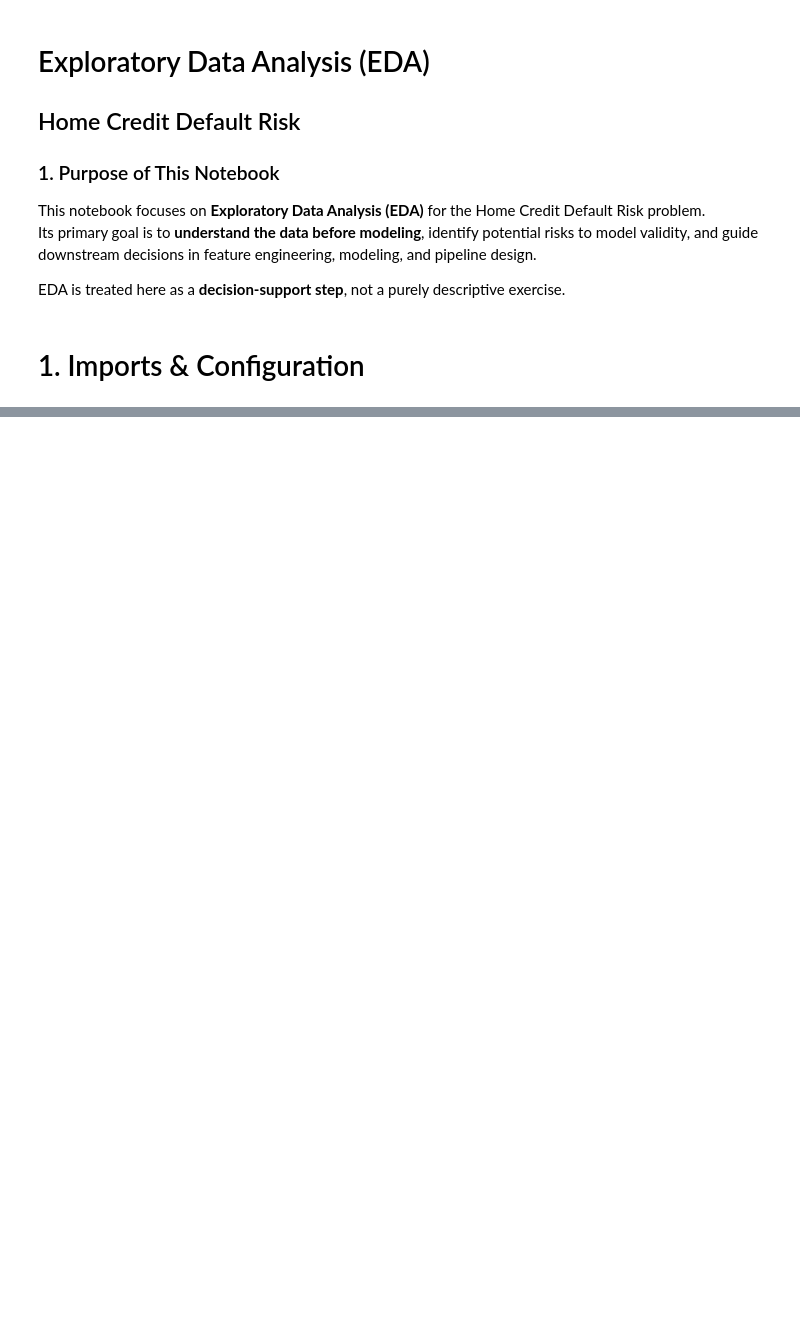
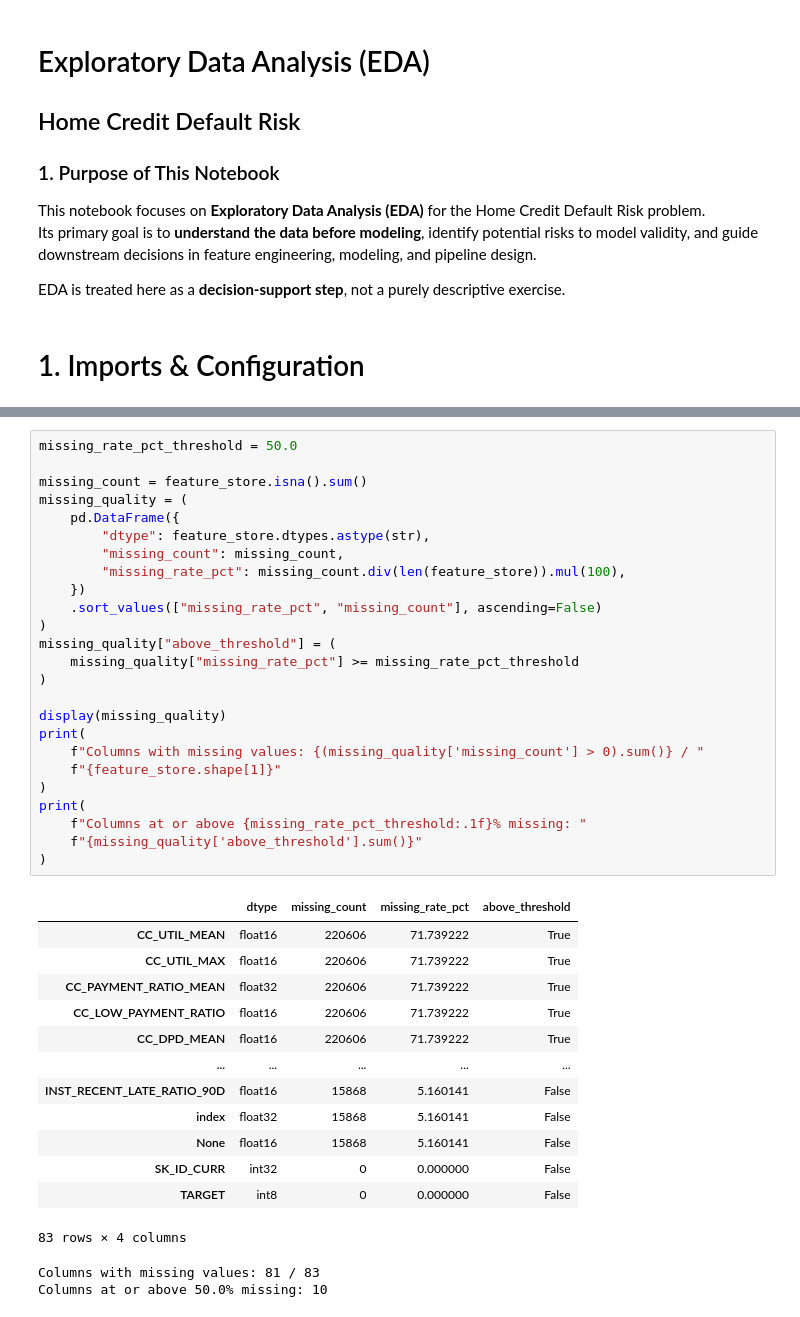
Before and after one commit to h90a00l/home_credit_default_risk_mle, a Jupyter notebook: notebooks/exploratory_data_analysis.ipynb, the cells around one changed output, grey strips where cells are left out. Saved outputs shown, nothing was run; the diff lists cells and outputs as text; blank space fills up the shorter version.

```diff
--- a/notebooks/exploratory_data_analysis.ipynb
+++ b/notebooks/exploratory_data_analysis.ipynb
@@ -496,0 +83,41 @@ Column Name: CC_BALANCE_TREND, Value = -10438.616959181723
+# %%
+missing_rate_pct_threshold = 50.0
+
+missing_count = feature_store.isna().sum()
+missing_quality = (
+    pd.DataFrame({
+        "dtype": feature_store.dtypes.astype(str),
+        "missing_count": missing_count,
+        "missing_rate_pct": missing_count.div(len(feature_store)).mul(100),
+    })
+    .sort_values(["missing_rate_pct", "missing_count"], ascending=False)
+)
+missing_quality["above_threshold"] = (
+    missing_quality["missing_rate_pct"] >= missing_rate_pct_threshold
+)
+
+display(missing_quality)
+print(
+    f"Columns with missing values: {(missing_quality['missing_count'] > 0).sum()} / "
+    f"{feature_store.shape[1]}"
+)
+print(
+    f"Columns at or above {missing_rate_pct_threshold:.1f}% missing: "
+    f"{missing_quality['above_threshold'].sum()}"
+)
+# %% [output]
+|  | dtype | missing_count | missing_rate_pct | above_threshold |
+| CC_UTIL_MEAN | float16 | 220606 | 71.739222 | True |
+| CC_UTIL_MAX | float16 | 220606 | 71.739222 | True |
+| CC_PAYMENT_RATIO_MEAN | float32 | 220606 | 71.739222 | True |
+| CC_LOW_PAYMENT_RATIO | float16 | 220606 | 71.739222 | True |
+| CC_DPD_MEAN | float16 | 220606 | 71.739222 | True |
+| ... | ... | ... | ... | ... |
+| INST_RECENT_LATE_RATIO_90D | float16 | 15868 | 5.160141 | False |
+| index | float32 | 15868 | 5.160141 | False |
+| None | float16 | 15868 | 5.160141 | False |
+| SK_ID_CURR | int32 | 0 | 0.000000 | False |
+| TARGET | int8 | 0 | 0.000000 | False |
+83 rows × 4 columns
+Columns with missing values: 81 / 83
+Columns at or above 50.0% missing: 10
```
Also changed, not shown: parts of 47 cells of this notebook, 4 other files.
